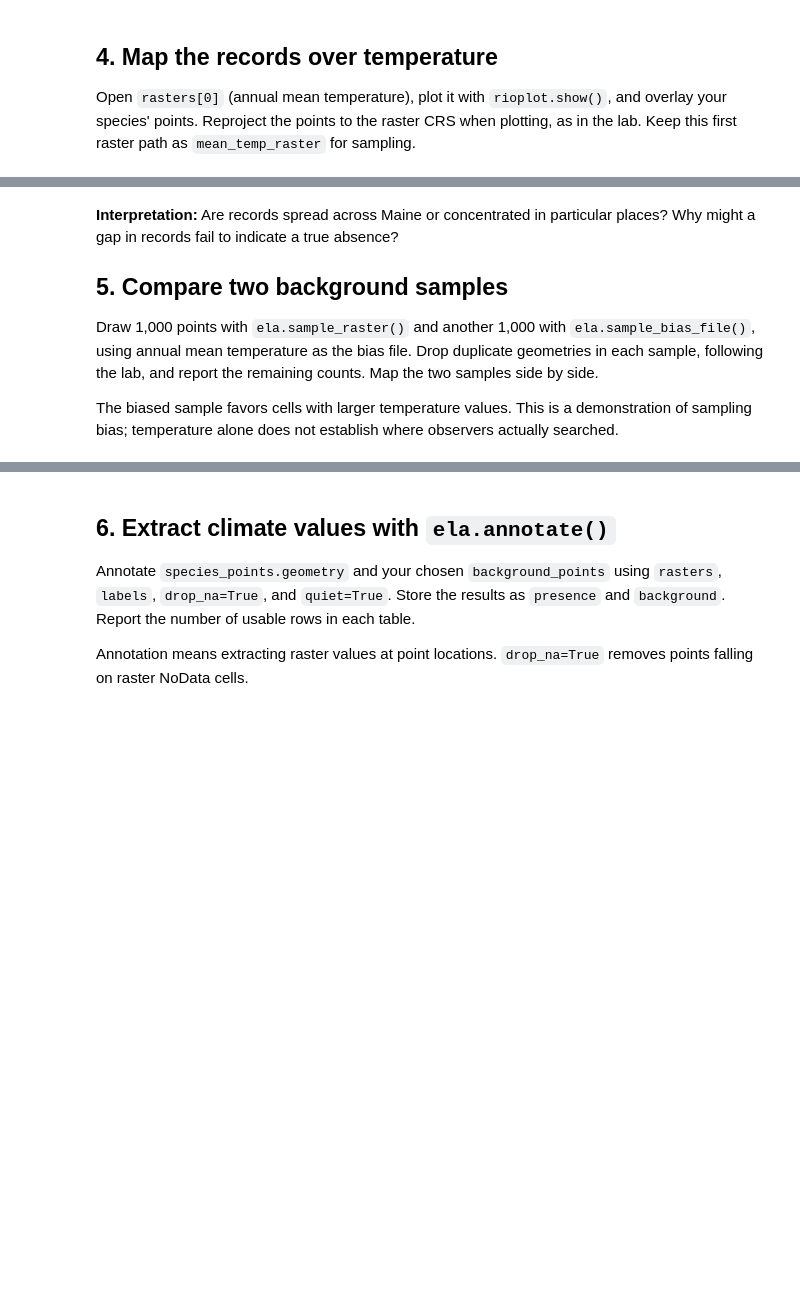
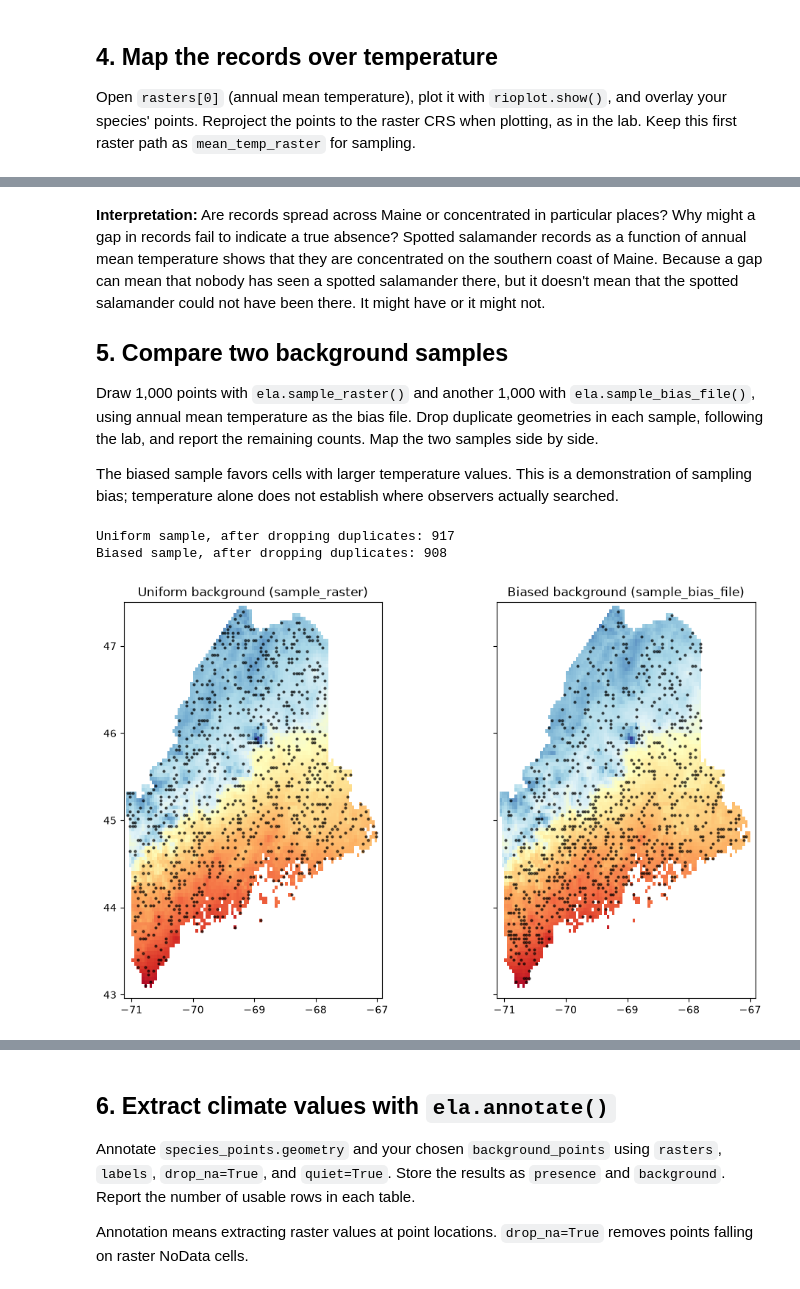
Before and after one commit to Ruddyduck13/BIO597-SpatialBiodiversity, a Jupyter notebook: docs/assignments/Assignment-08-SDM-Software.ipynb, the cells around one changed output, grey strips where cells are left out. Drawn from its saved outputs; the diff is of its cells as text; code cells hidden in the pictures; blank space fills up the shorter version.

```diff
--- a/docs/assignments/Assignment-08-SDM-Software.ipynb
+++ b/docs/assignments/Assignment-08-SDM-Software.ipynb
@@ -80,5 +138,7 @@ mean_temp_raster = rasters[0]
 # %% [markdown]
 **Interpretation:** Are records spread across Maine or concentrated in particular places? Why might a gap in records fail to indicate a true absence?
+Spotted salamander records as a function of annual mean temperature shows that they are concentrated on the southern coast of Maine. Because a gap can mean that nobody has seen a spotted salamander there, but it doesn't mean that the spotted salamander could not have been there. It might have or it might not.
+
 
 ## 5. Compare two background samples
 
@@ -88,8 +148,35 @@ The biased sample favors cells with larger temperature values. This is a demonst
 # %%
 count = 1000
 
 # Create pseudoabsence with ela.sample_raster().
 # Create pseudoabsence_bias with ela.sample_bias_file().
 # Drop duplicate points, print the remaining counts, and map both samples.
+
+pseudoabsence = ela.sample_raster(mean_temp_raster, count=count)
+
+pseudoabsence_bias = ela.sample_bias_file(mean_temp_raster, count=count)
+
+pseudoabsence = pseudoabsence.drop_duplicates()
+pseudoabsence_bias = pseudoabsence_bias.drop_duplicates()
+
+print("Uniform sample, after dropping duplicates:", len(pseudoabsence))
+print("Biased sample, after dropping duplicates:", len(pseudoabsence_bias))
+
+with rio.open(mean_temp_raster) as src:
+    fig, axes = plt.subplots(1, 2, figsize=(12, 7), sharex=True, sharey=True)
+
+    for ax, points, title in [
+        (axes[0], pseudoabsence, "Uniform background (sample_raster)"),
+        (axes[1], pseudoabsence_bias, "Biased background (sample_bias_file)"),
+    ]:
+        rioplot.show(src, ax=ax, cmap="RdYlBu_r")
+        points.plot(ax=ax, color="black", markersize=4, alpha=0.6)
+        ax.set_title(title)
+
+plt.show()
+# %% [output]
+Uniform sample, after dropping duplicates: 917
+Biased sample, after dropping duplicates: 908
+[figure, added]
 # %% [markdown]
 **Interpretation:** How do the two geographic samples differ? Explain why background choice can change the species–climate relationship learned by a model.
```
Also changed, not shown: parts of 24 cells of this notebook, 2 other files.
